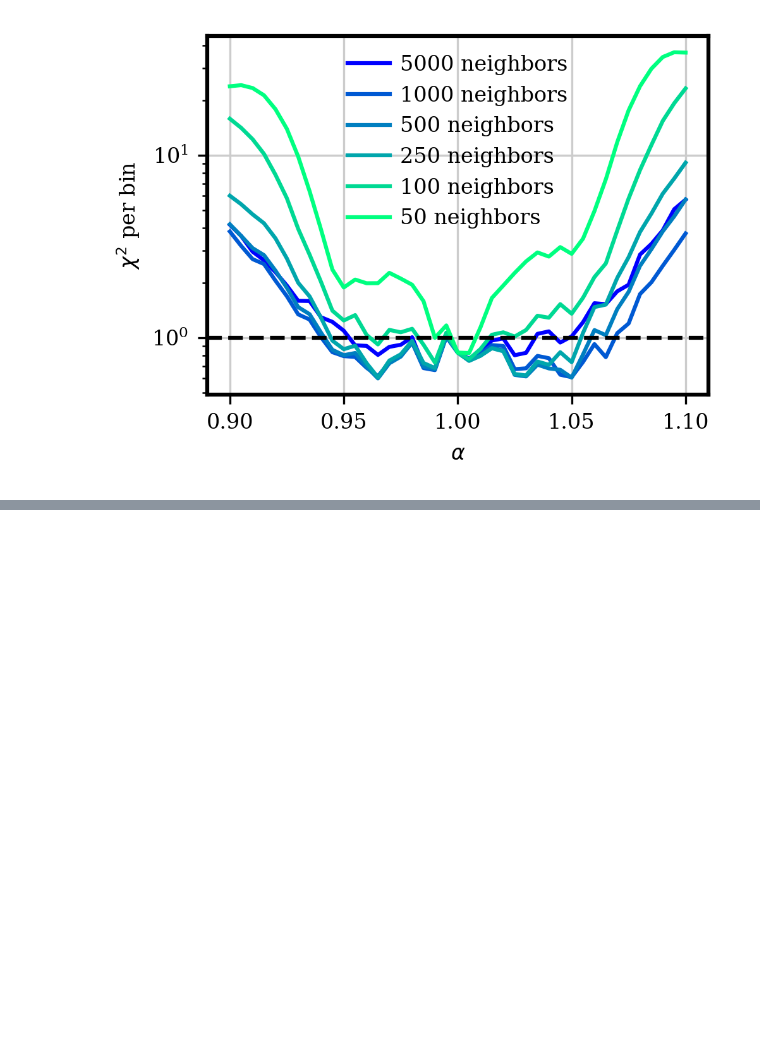
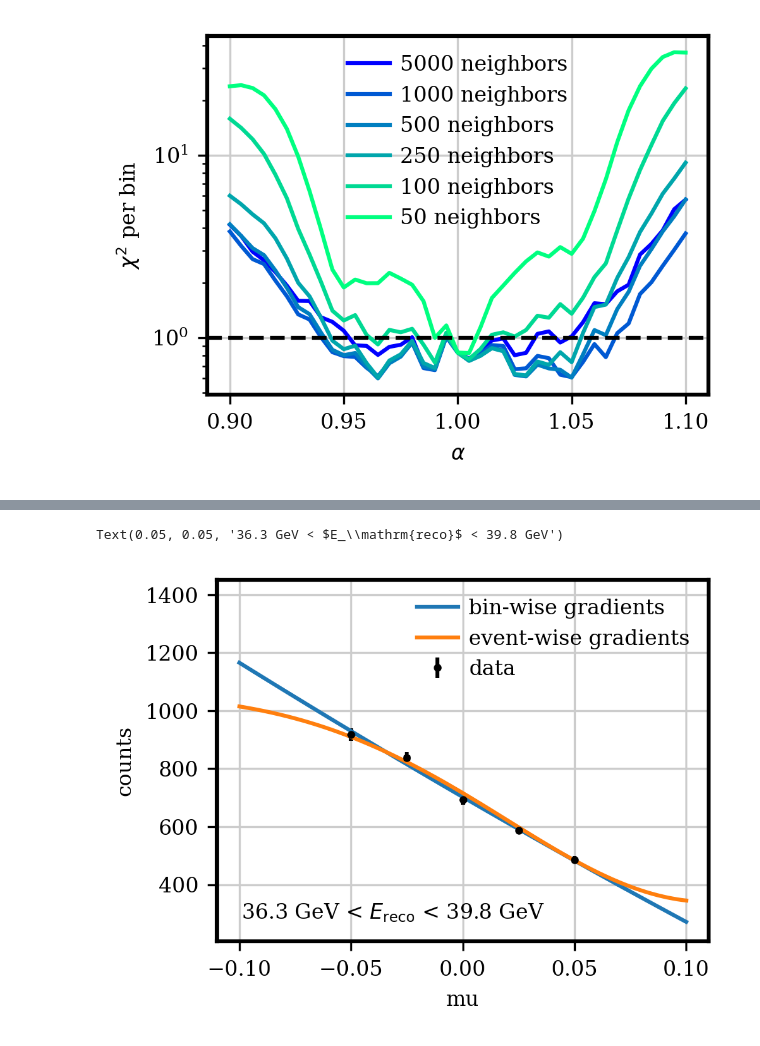
Before and after one commit to LeanderFischer/ultrasurfaces, a Jupyter notebook: Toy MC Paper Plots.ipynb, the cells around one changed output, grey strips where cells are left out. Drawn from its saved outputs; the diff is of its cells as text; code cells hidden in the pictures; blank space fills up the shorter version.

Commit message:
implement hobo-hypersurfaces and plot comparison

```diff
--- a/Toy MC Paper Plots.ipynb
+++ b/Toy MC Paper Plots.ipynb
@@ -703,0 +714,15 @@ plt.show()
+# %%
+delta_msq_31 = 2.515e-3
+sinsq_theta_23 = 0.565
+# convert this to sin**2(2 \theta)
+theta_23 = np.arcsin(np.sqrt(sinsq_theta_23))
+sinsq_2theta_23 = np.sin(2 * theta_23)**2
+default_pars = generator.OscPars(delta_msq_31, sinsq_2theta_23)
+
+default_response = generator.Response(1., 0.08)
+
+bin_edges = np.logspace(1., 2., 26)
+# %%
+gen = generator.Generator(int(1e5), default_response, default_pars)
+h0 = gen.get_histogram(bin_edges)
+h0_true = gen.get_histogram(bin_edges, variable="true_energy")
@@ -703,0 +1037,60 @@ plt.show()
+# %%
+bin_idx = 14
+binwise_gradients = get_binwise_gradients(gen, [gen_sys_1, gen_sys_2, gen_sys_3, gen_sys_4], "mu", "reco_energy", bin_edges, degree=2)
+sys_values = [g.detector_response.mu for g in [gen_sys_1, gen_sys_2, gen_sys_3, gen_sys_4]]
+# plot in a range that extends a bit beyond the data
+plot_range = (np.min(sys_values) - 0.05, np.max(sys_values) + 0.05)
+fig, ax = plt.subplots()
+ax = plot_data_in_bin(
+    gen,
+    [gen_sys_1, gen_sys_2, gen_sys_3, gen_sys_4],
+    "mu",
+    bin_idx,
+    bin_edges,
+    "reco_energy",
+    ax,
+)
+ax = plot_fit_in_bin(
+    gen,
+    binwise_gradients,
+    "mu",
+    plot_range,
+    bin_idx,
+    bin_edges,
+    "reco_energy",
+    ax,
+    label="bin-wise gradients"
+)
+ax = plot_prediction_in_bin(
+    df_with_grads,
+    default_response,
+    "mu",
+    plot_range,
+    bin_edges,
+    bin_idx,
+    "reco_energy",
+    ax,
+    label="event-wise gradients",
+    color="C1",
+)
+ax.legend(loc="upper right")
+ax.set_xlabel("mu")
+ax.set_ylabel("counts")
+# Expand the plot limits in the y direction so that the legend and the bottom description
+# don't overlap with the plot
+ax.set_ylim(ax.get_ylim()[0] * 0.9, ax.get_ylim()[1] * 1.2)
+
+
+# Add description of the bin that is being plotted
+bin_description = rf"{bin_edges[bin_idx]:.1f} GeV < $E_\mathrm{{reco}}$ < {bin_edges[bin_idx + 1]:.1f} GeV"
+ax.text(
+    0.05,
+    0.05,
+    bin_description,
+    horizontalalignment="left",
+    verticalalignment="bottom",
+    transform=ax.transAxes,
+)
+# %% [output]
+Text(0.05, 0.05, '36.3 GeV < $E_\\mathrm{reco}$ < 39.8 GeV')
+[figure, added]
```
Also changed, not shown: parts of 13 cells of this notebook, 1 other file.
